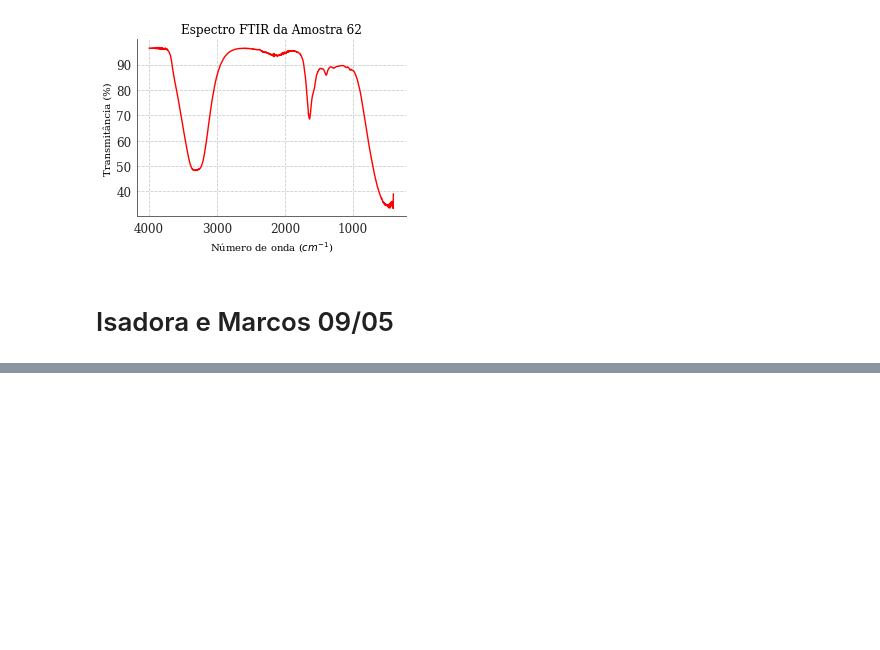
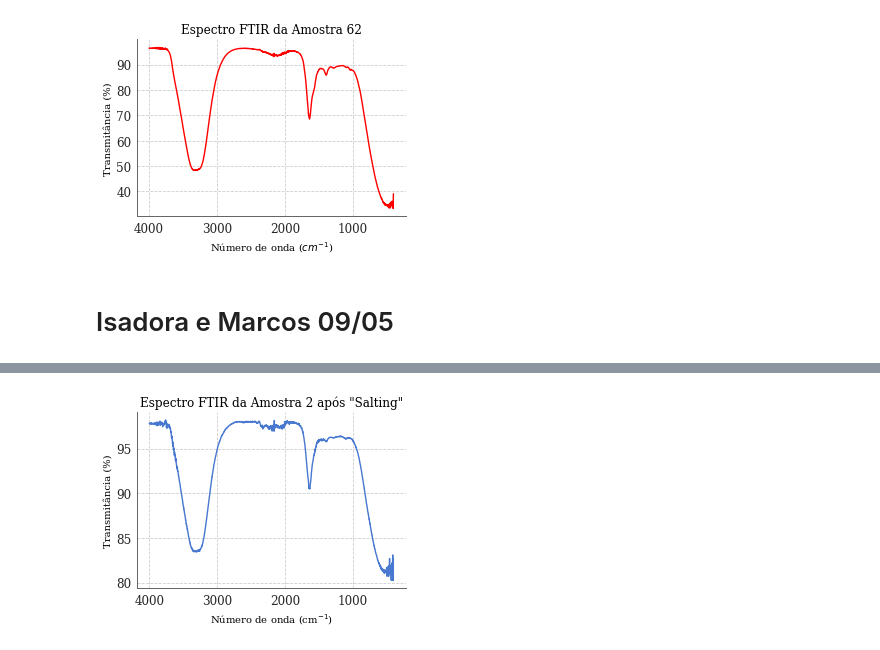
Before and after one commit to Karl-Marcos/dados_lab, a Jupyter notebook: FTIR.ipynb, the cells around one changed output, grey strips where cells are left out. Saved outputs shown, nothing was run; the diff lists cells and outputs as text; code cells hidden in the pictures; blank space fills up the shorter version.

```diff
--- a/FTIR.ipynb
+++ b/FTIR.ipynb
@@ -62,0 +84,14 @@ plt.savefig(r'graficos\AM_62_FTIR_BIM.png', dpi = 200)
+# %%
+x = [i[0] for i in POV_2_AMO_1.values]
+T = [i[1] for i in POV_2_AMO_1.values]
+fig, ax = plt.subplots(1,1)
+ax.plot(x,T)
+ax.tick_params(direction='in', which='both',top=True,right=True,labelsize=12)
+ax.set_xlabel(r'Número de onda (cm$^{-1}$)')
+ax.set_ylabel('Transmitância (%)')
+ax.set_title('Espectro FTIR da Amostra 2 após "Salting"')
+ax.invert_xaxis()
+
+plt.savefig(r'graficos\POV_2_AMO_1_FTIR.png', dpi = 200)
+# %% [output]
+[figure, added]
```
Also changed, not shown: parts of 7 cells of this notebook, 13 other files.
